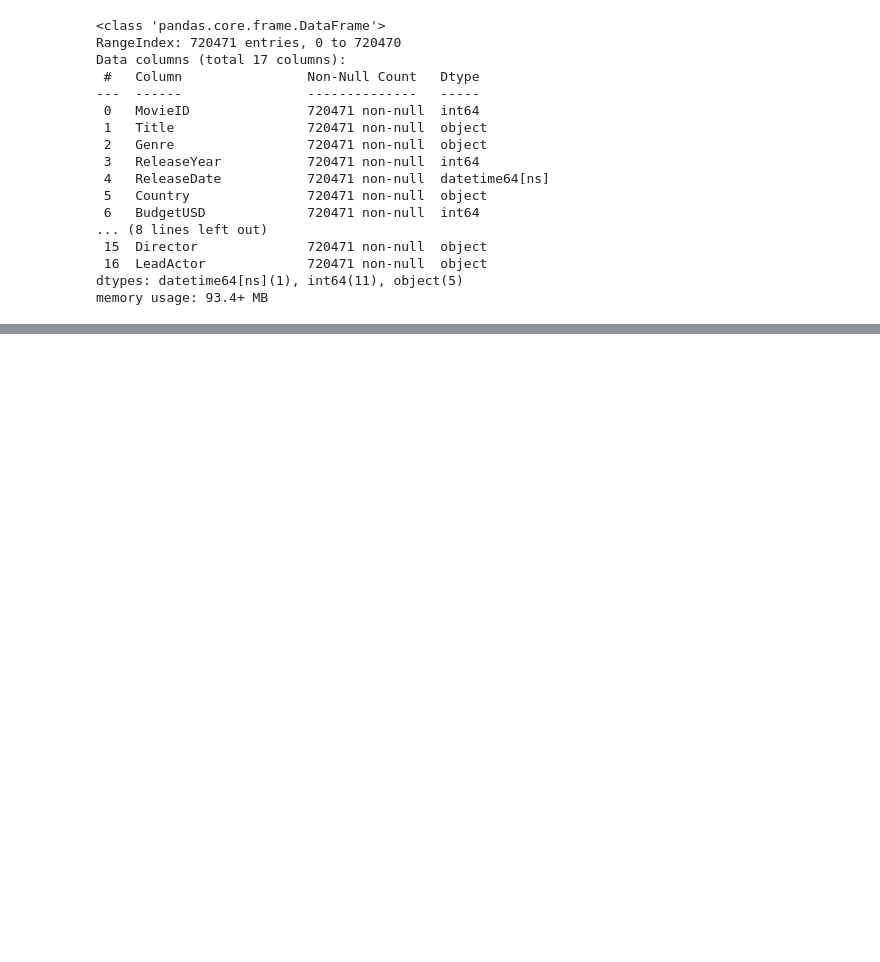
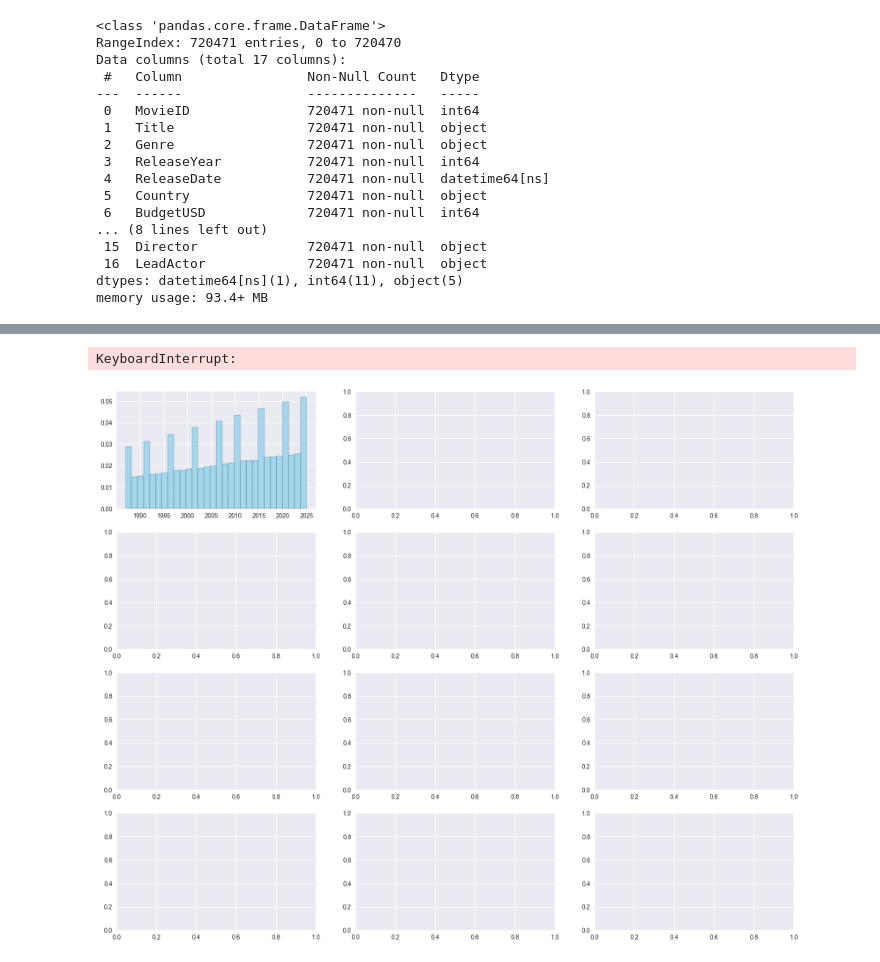
Before and after one commit to JuanCaTorres221/LaboratorioIA2, a Jupyter notebook: EDA/EDA.ipynb, the cells around one changed output, grey strips where cells are left out. Cells and saved outputs as stored; diff of their text form; code cells hidden in the pictures; blank space fills up the shorter version.

```diff
--- a/EDA/EDA.ipynb
+++ b/EDA/EDA.ipynb
@@ -569,11 +64,0 @@ df_limpio['CategoriaRentabilidad'] = df_limpio['Profitability'].apply(clasificar
-# %%
-cols_numericas = ['BudgetUSD', 'US_BoxOfficeUSD', 'Global_BoxOfficeUSD', 'Profitability']
-
-for col in cols_numericas:
-    plt.figure(figsize=(8,4))
-    sns.histplot(df[df[col] > 0][col], bins=40, kde=True)
-    plt.title(f"Distribución de {col}", fontsize=13)
-    plt.xlabel(f"{col} (solo valores > 0)")
-    plt.ylabel("Frecuencia")
-    plt.tight_layout()
-    plt.show()
@@ -640,0 +67,9 @@ if 'ReleaseYear' in df_final_corregido.columns:
+# %%
+print(" Analisis de valores nulos")
+nulos_finales = df.isnull().sum()
+nulos_porcentaje_final = (nulos_finales / len(df)) * 100
+for col in df.columns:
+    if nulos_finales[col] > 0:
+        print(f"  {col}: {nulos_finales[col]} ({nulos_porcentaje_final[col]:.2f}%)")
+    else:
+        print(f"  {col}: 0 (0.00%)")
@@ -640,0 +123,57 @@ if 'ReleaseYear' in df_final_corregido.columns:
+# %%
+plt.style.use('seaborn-v0_8')
+sns.set_palette("husl")
+numeric_vars = ['ReleaseYear', 'BudgetUSD', 'US_BoxOfficeUSD', 'Global_BoxOfficeUSD',
+                'Opening_Day_SalesUSD', 'One_Week_SalesUSD', 'IMDbRating',
+                'RottenTomatoesScore', 'NumVotesIMDb', 'NumVotesRT']
+
+# Filtrar solo las que existen en el dataset
+numeric_vars = [var for var in numeric_vars if var in df.columns]
+
+print(f"Variables numéricas a analizar: {numeric_vars}")
+
+# Histogramas para variables numericas
+print("\n Generando histogramas...")
+fig, axes = plt.subplots(4, 3, figsize=(20, 16))
+axes = axes.ravel()
+
+for i, col in enumerate(numeric_vars):
+    if i < len(axes):
+        # Histograma con curva de densidad
+        axes[i].hist(df[col].dropna(), bins=30, alpha=0.7, color='skyblue', edgecolor='black', density=True)
+        df[col].plot(kind='density', ax=axes[i], color='red', linewidth=2)
+        axes[i].set_title(f'Distribución de {col}', fontsize=12, fontweight='bold')
+        axes[i].set_xlabel(col)
+        axes[i].set_ylabel('Densidad')
+        axes[i].grid(True, alpha=0.3)
+
+# Ocultar ejes vacíos
+for i in range(len(numeric_vars), len(axes)):
+    axes[i].set_visible(False)
+
+plt.tight_layout()
+plt.suptitle('DISTRIBUCIÓN DE VARIABLES NUMÉRICAS - HISTOGRAMAS Y DENSIDAD',
+             fontsize=16, y=1.02, fontweight='bold')
+plt.show()
+
+# Boxplots para detectar outliers
+print("\n📦 Generando boxplots...")
+fig, axes = plt.subplots(4, 3, figsize=(20, 16))
+axes = axes.ravel()
+
+for i, col in enumerate(numeric_vars):
+    if i < len(axes):
+        df.boxplot(column=col, ax=axes[i], grid=False)
+        axes[i].set_title(f'Boxplot de {col}', fontsize=12, fontweight='bold')
+        axes[i].set_ylabel(col)
+        axes[i].tick_params(axis='x', rotation=45)
+
+# Ocultar ejes vacios
+for i in range(len(numeric_vars), len(axes)):
+    axes[i].set_visible(False)
+
+plt.tight_layout()
+plt.suptitle('DISTRIBUCIÓN DE VARIABLES NUMÉRICAS - BOXPLOTS',
+             fontsize=16, y=1.02, fontweight='bold')
+plt.show()
+# %% [output]
@@ -640,0 +183,2 @@ if 'ReleaseYear' in df_final_corregido.columns:
+KeyboardInterrupt:
+[figure, added]
```
Also changed, not shown: parts of 33 cells of this notebook.
